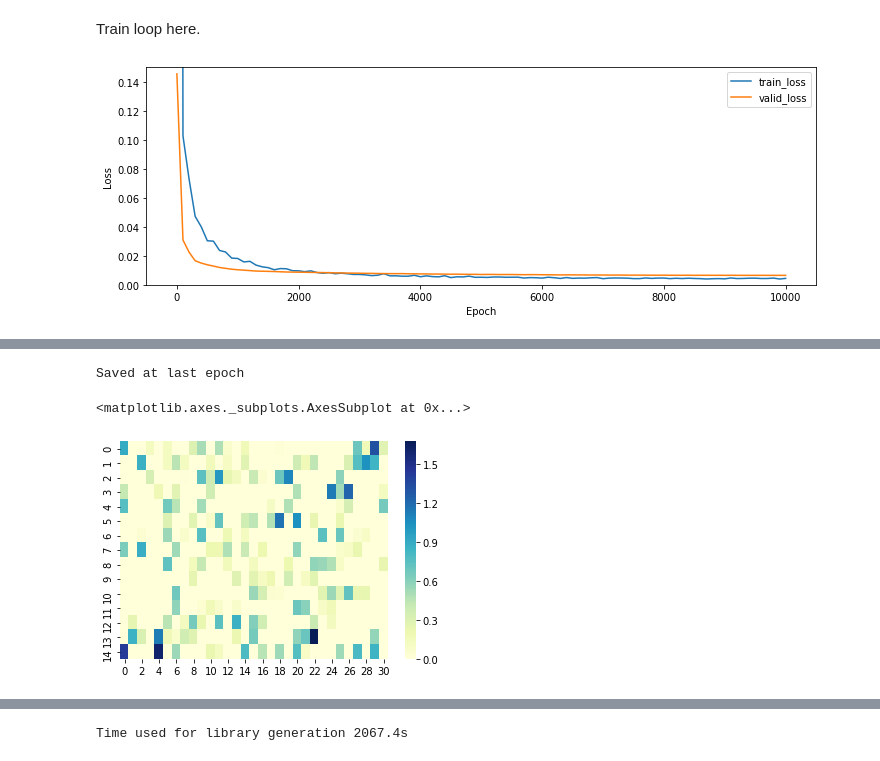
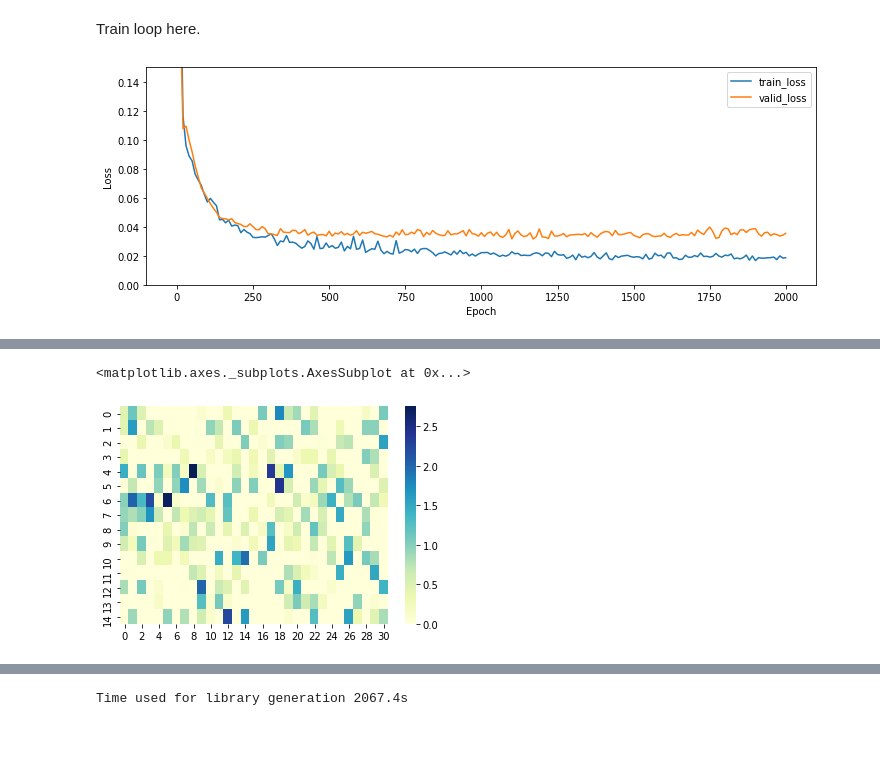
Before and after one commit to KilianWCF/Deep-Learning-Project, a Jupyter notebook: Project KCF.ipynb, the cells around one changed output, grey strips where cells are left out. Cells and saved outputs as stored; diff of their text form; code cells hidden in the pictures.

```diff
--- a/Project KCF.ipynb
+++ b/Project KCF.ipynb
@@ -37,9 +37,9 @@ No GPU available.
 # %% [markdown]
 Data are read in from a .csv file into a pandas data frame. Selected columns are copied over into a new dataframe (sequence, activity1, activity2) and the dataframes are concatenated into a larger dataframe ('combi').
 # %%
-lib1=pd.read_csv(filepath_or_buffer =r'test Lib1.csv',header=0, index_col=False, sep=',')
-lib2=pd.read_csv(filepath_or_buffer =r'test Lib2.csv',header=0, index_col=False, sep=',')
-lib3=pd.read_csv(filepath_or_buffer =r'test Lib3.csv',header=0, index_col=False, sep=',')
+lib1=pd.read_csv(filepath_or_buffer =r'Results Lib1.csv',header=0, index_col=False, sep=',')
+lib2=pd.read_csv(filepath_or_buffer =r'Results Lib2.csv',header=0, index_col=False, sep=',')
+lib3=pd.read_csv(filepath_or_buffer =r'Results Lib3.csv',header=0, index_col=False, sep=',')
 
 lib1_red=pd.DataFrame()
 lib2_red=pd.DataFrame()
@@ -123,6 +123,7 @@ class Net(nn.Module):
         out=torch.relu(out)
         out = out.view(-1,conv_out)
         out=self.ffnn1(out)
+        out=torch.relu(out)
         out=self.ffnn_drop(out)
         out=self.l_out(out)
         return out
@@ -164,9 +165,9 @@ tensor([ 0.4188, -1.3126], grad_fn=<SelectBackward>)
 # %%
 lr = 0.001
 criterion = nn.MSELoss()
-optimizer = torch.optim.SGD(net.parameters(), lr=lr, weight_decay=0.01, momentum=0.9)
-#optimizer = torch.optim.Adam(net.parameters(), lr=lr, weight_decay=0.01)
-max_iter = 10000
+#optimizer = torch.optim.SGD(net.parameters(), lr=lr, weight_decay=0.01, momentum=0.9)
+optimizer = torch.optim.Adam(net.parameters(), lr=lr, weight_decay=0.01)
+max_iter = 2000
 # %% [markdown]
 Split the data into test and train
 # %%
@@ -189,7 +190,7 @@ for epoch in range(max_iter):
     optimizer.zero_grad()
     train_loss.backward()
     optimizer.step()
-    if epoch%100==0:
+    if epoch%10==0:
         net.eval()
         y_val=net(x_test)
         val_loss=criterion(y_val,y_test)
@@ -215,36 +216,34 @@ for epoch in range(max_iter):
         if len(train_loss_)>1:
             print ('epoch: {} \ttrain loss: {:.4f} ({:.4f})\tval loss: {:.4f} ({:.4f})\ttime used: {:.1f}s'.format(epoch,train_loss_[-1],train_loss_[-1]-train_loss_[-2]
                                                                                                            ,val_loss_[-1],val_loss_[-1]-val_loss_[-2],time.time()-start))
         else:
             print ('epoch: {} \ttrain loss: {:.4f}\tval loss: {:.4f}\ttime used: {:.1f}s'.format(epoch,train_loss_[-1],val_loss_[-1],time.time()-start))
         clear_output(wait=True)
 
 
-#    if epoch>5000:
-#        if ((val_loss_[-1]-val_loss_[-2])>0) and ((val_loss_[-2]-val_loss_[-3])>0):
-#            break #break if overfitting starts
+
 net.eval()
 y_val=net(x_test)
 val_loss=criterion(y_val,y_test)
 val_loss_.append(val_loss)
 net.train()
 train_loss_.append(train_loss)
 epoch_.append(epoch)
 fig = plt.figure(figsize=(12,4))
 plt.plot(epoch_, train_loss_, label='train_loss')
 plt.plot(epoch_, val_loss_, label='valid_loss')
 plt.xlabel('Epoch')
 plt.ylabel('Loss')
+plt.legend()
 plt.ylim([0,0.15])
-plt.legend()
-plt.savefig('CNN Trainloss.png')
+plt.savefig('LSTM Trainloss.png')
 plt.show()
 print('Saved at epoch {}'.format(save_epoch))
 print ('epoch: {} \ttrain loss: {:.4f} ({:.4f})\tval loss: {:.4f} ({:.4f})\ttime used: {:.1f}s'.format(epoch,train_loss_[-1],train_loss_[-1]-train_loss_[-2],val_loss_[-1],val_loss_[-1]-val_loss_[-2],time.time()-start))
 min_val=min(val_loss_).item()
 min_index=val_loss_.index(min_val)
 min_epoch=epoch_[min_index]
 print('Minimum Validation loss: {:.4f} in epoch {}.'.format(min_val,min_epoch))
 print('Done (for now)!')
 # %% [output]
-[figure, old version]
+[figure, new version]
@@ -266,9 +265,8 @@ import seaborn as sns
 test=torch.relu(net.conv(x_test.transpose(2,1)))
 sns.heatmap(test[0].cpu().detach().numpy(), cmap="YlGnBu")
 # %% [output]
-Saved at last epoch
+<matplotlib.axes._subplots.AxesSubplot at 0x...>
-<matplotlib.axes._subplots.AxesSubplot at 0x...>
-[figure, old version]
+[figure, new version]
 # %%
 
 plt.scatter(y_train[:,0].cpu().detach().numpy(),y_pre[:,0].cpu().detach().numpy(),label='Train Data')
```
Also changed, not shown: parts of 5 cells of this notebook, 2 other files.
